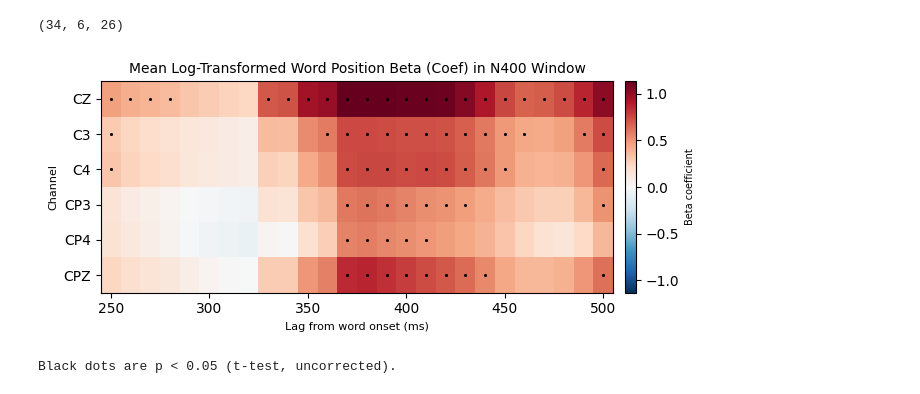
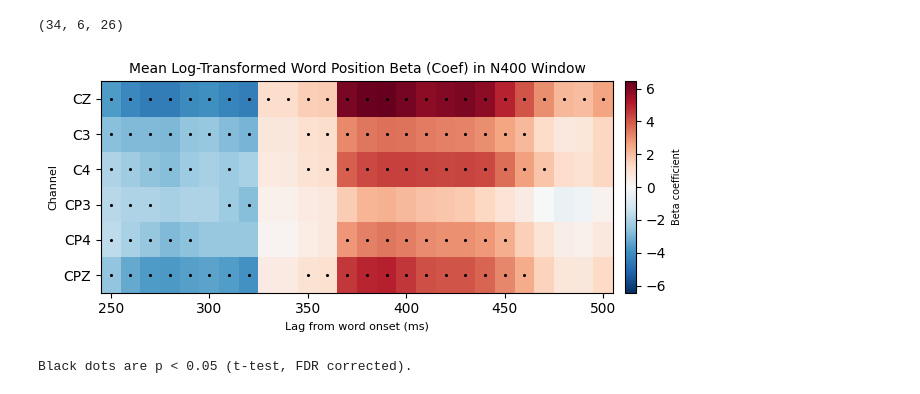
Before and after one commit to amandalin047/Updating_rERP_2023, a Jupyter notebook: deconvolution/deconv_v3.ipynb, the cells around one changed output. Saved outputs shown, nothing was run; the diff lists cells and outputs as text; code cells hidden in the pictures.

Commit message:
fixed alpha bug

```diff
--- a/deconvolution/deconv_v3.ipynb
+++ b/deconvolution/deconv_v3.ipynb
@@ -385,10 +385,10 @@ def refit(subj_data: np.ndarray, *,
                             solver=solver,
                             max_iter=max_iter,
                             score_on_mean=False)
-    ridge = Ridge(alpha=cv_results.best_alpha,
+    ridge = Ridge(alpha=cv_results.best_alpha/subj_data.shape[0],
                   fit_intercept=False,
                   tol=ridge_tol,
-                  solver="auto",
+                  solver=solver,
                   positive=False,
                   max_iter=max_iter,
                   random_state=RANDOM_STATE)
@@ -717,8 +717,8 @@ times_ms = np.arange(250, 501, 10) # 250, 260, ..., 500
 assert beta_n400.shape[2] == len(times_ms)
 
 heat_data = beta_n400.mean(axis=0) # shape: (6, 26) subject-mean beta heatmap: channels × time
-sig_mask = beta_ps < 0.05
-#sig_mask = reject
+#sig_mask = beta_ps < 0.05
+sig_mask = beta_qs < 0.05
 
 fig, axes = plt.subplots(figsize=(7, 3))
 
@@ -733,33 +733,33 @@ mesh = axes.pcolormesh(time_edges,
                      heat_data,
                      shading="auto",
                      cmap="RdBu_r",
                      vmin=-vmax,
                      vmax=vmax)
 
 yy, xx = np.where(sig_mask)
 axes.scatter(times_ms[xx], yy+0.5, marker=".", s=20, color="black", linewidth=0)
 
 axes.set_yticks(np.arange(len(ch_roi)) + 0.5)
 axes.set_yticklabels(ch_roi)
 axes.invert_yaxis()
 
 axes.set_xticks(np.arange(250, 501, 50))
 axes.set_xlabel("Lag from word onset (ms)", fontsize=8)
 axes.set_ylabel("Channel", fontsize=8)
 axes.set_title("Mean Log-Transformed Word Position Beta (Coef) in N400 Window", fontsize=10)
 
 axes.set_xticks(times_ms, minor=True)
 axes.set_yticks(np.arange(len(ch_roi)) + 1, minor=True)
 # axes.grid(which="minor", color="white", linewidth=0.45)
 axes.tick_params(axis="both", which="minor", bottom=False, left=False, labelsize=7.5)
 
 cbar = fig.colorbar(mesh, ax=axes, pad=0.02)
 cbar.set_label("Beta coefficient", fontsize=7)
 
 fig.tight_layout()
 plt.show()
 
-print("Black dots are p < 0.05 (t-test, uncorrected).")
+print("Black dots are p < 0.05 (t-test, FDR corrected).")
 # %% [output]
-[figure, old version]
+[figure, new version]
-Black dots are p < 0.05 (t-test, uncorrected).
+Black dots are p < 0.05 (t-test, FDR corrected).
```
Also changed, not shown: parts of 2 cells of this notebook.
